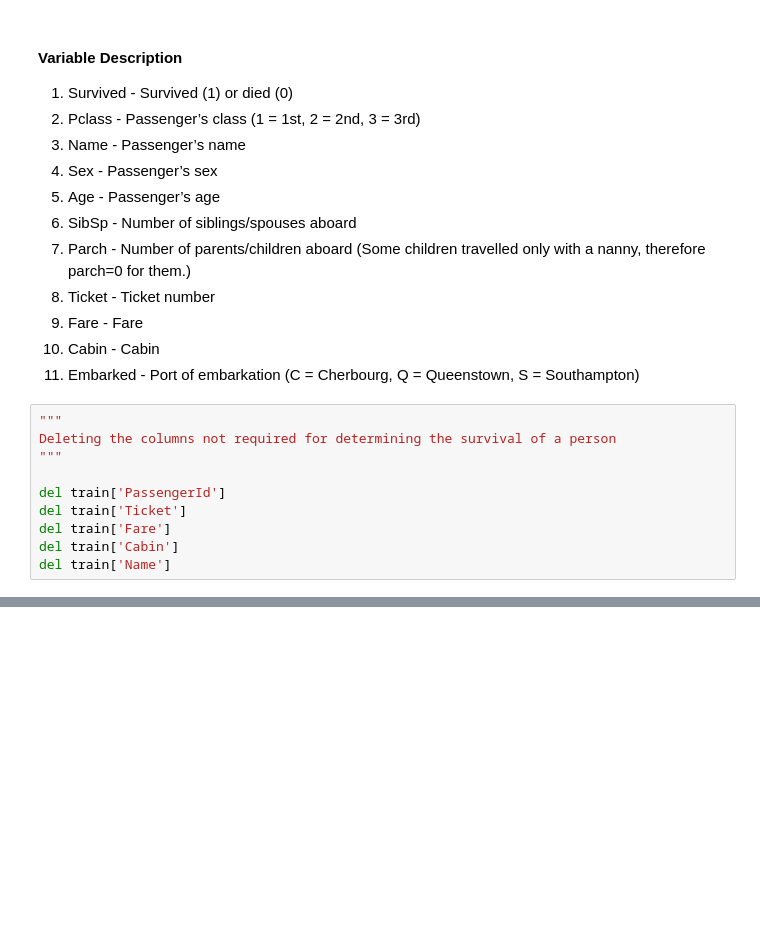
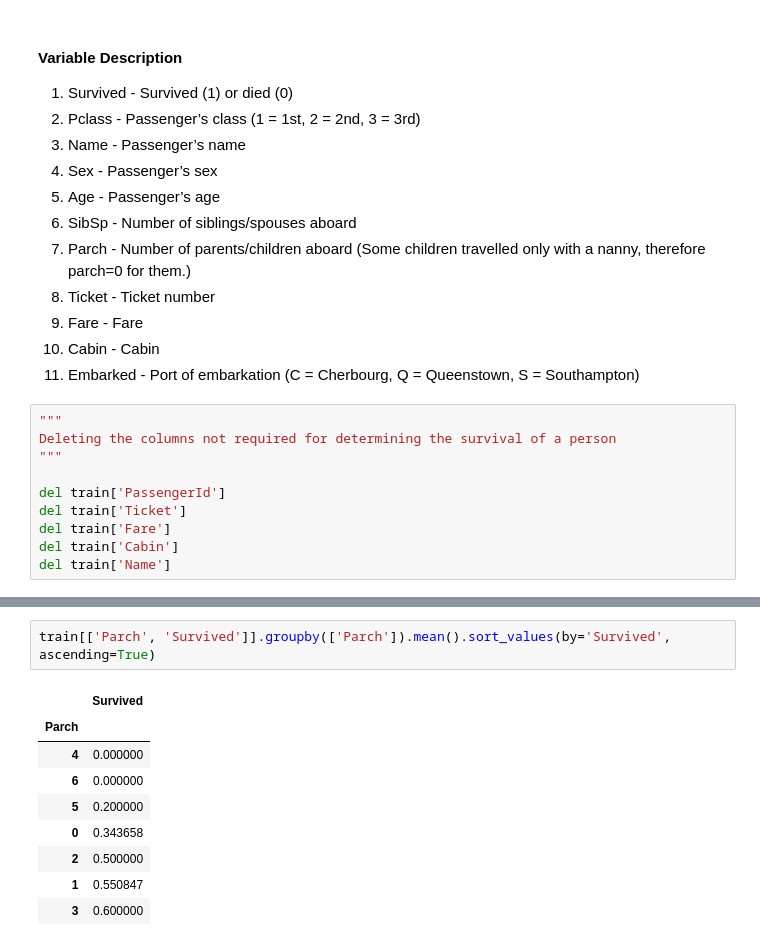
Before and after one commit to dhrey112/Project-ML-and-DL, a Jupyter notebook: titanic/Untitled.ipynb, the cells around one changed output, grey strips where cells are left out. Cells and saved outputs as stored; diff of their text form; blank space fills up the shorter version.

```diff
--- a/titanic/Untitled.ipynb
+++ b/titanic/Untitled.ipynb
@@ -102,0 +211,12 @@ print(train.head())
+# %%
+train[['Parch', 'Survived']].groupby(['Parch']).mean().sort_values(by='Survived', ascending=True)
+# %% [output]
+|  | Survived |
+| Parch |  |
+| 4 | 0.000000 |
+| 6 | 0.000000 |
+| 5 | 0.200000 |
+| 0 | 0.343658 |
+| 2 | 0.500000 |
+| 1 | 0.550847 |
+| 3 | 0.600000 |
```
Also changed, not shown: parts of 18 cells of this notebook.
